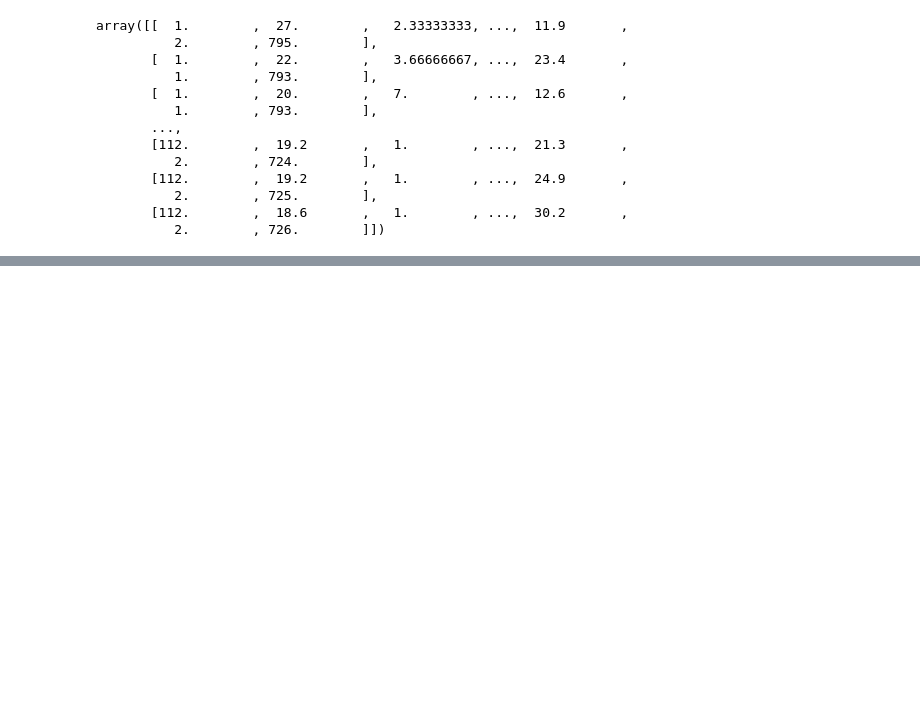
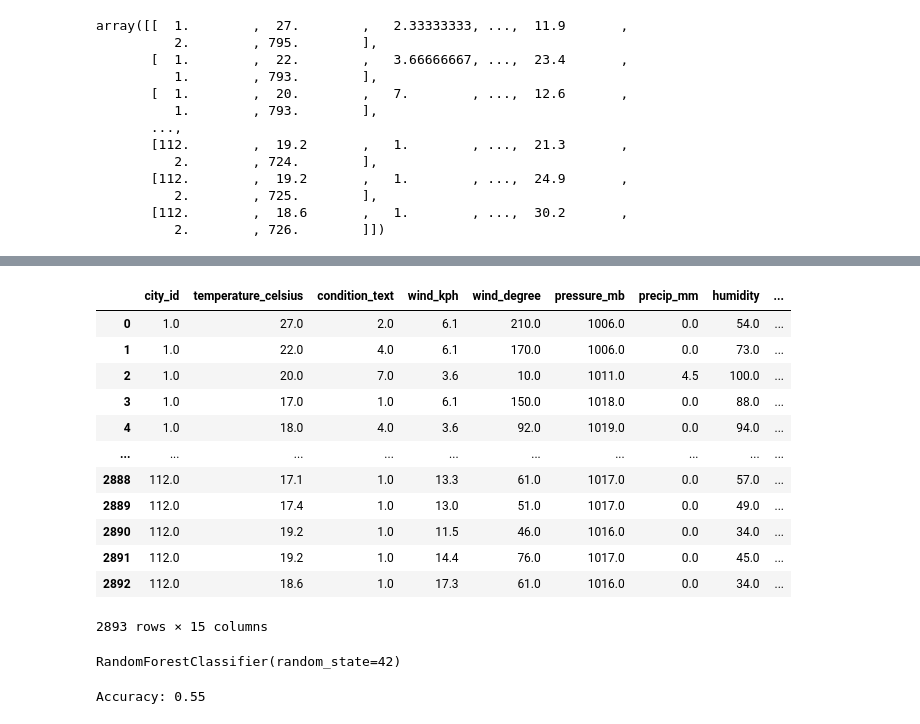
Before and after one commit to KavinduRanasinghe/DataDragons---Predicta-1.0-P220, a Jupyter notebook: Predicta 1.0 - Classify the Weather/Predicta 1.0 - Classify the Weather - Classification.ipynb, the cells around one changed output, grey strips where cells are left out. Cells and saved outputs as stored; diff of their text form; code cells hidden in the pictures; blank space fills up the shorter version.

Commit message:
2nd Question with Random Forest

```diff
--- a/Predicta 1.0 - Classify the Weather/Predicta 1.0 - Classify the Weather - Classification.ipynb
+++ b/Predicta 1.0 - Classify the Weather/Predicta 1.0 - Classify the Weather - Classification.ipynb
@@ -217,0 +231,17 @@ array([[  1.        ,  27.        ,   2.33333333, ...,  11.9       ,
+# %%
+df_filled['condition_text'] = df_filled['condition_text'].round(0)
+df_filled
+# %% [output]
+|  | city_id | temperature_celsius | condition_text | wind_kph | wind_degree | pressure_mb | precip_mm | humidity | ... |
+| 0 | 1.0 | 27.0 | 2.0 | 6.1 | 210.0 | 1006.0 | 0.0 | 54.0 | ... |
+| 1 | 1.0 | 22.0 | 4.0 | 6.1 | 170.0 | 1006.0 | 0.0 | 73.0 | ... |
+| 2 | 1.0 | 20.0 | 7.0 | 3.6 | 10.0 | 1011.0 | 4.5 | 100.0 | ... |
+| 3 | 1.0 | 17.0 | 1.0 | 6.1 | 150.0 | 1018.0 | 0.0 | 88.0 | ... |
+| 4 | 1.0 | 18.0 | 4.0 | 3.6 | 92.0 | 1019.0 | 0.0 | 94.0 | ... |
+| ... | ... | ... | ... | ... | ... | ... | ... | ... | ... |
+| 2888 | 112.0 | 17.1 | 1.0 | 13.3 | 61.0 | 1017.0 | 0.0 | 57.0 | ... |
+| 2889 | 112.0 | 17.4 | 1.0 | 13.0 | 51.0 | 1017.0 | 0.0 | 49.0 | ... |
+| 2890 | 112.0 | 19.2 | 1.0 | 11.5 | 46.0 | 1016.0 | 0.0 | 34.0 | ... |
+| 2891 | 112.0 | 19.2 | 1.0 | 14.4 | 76.0 | 1017.0 | 0.0 | 45.0 | ... |
+| 2892 | 112.0 | 18.6 | 1.0 | 17.3 | 61.0 | 1016.0 | 0.0 | 34.0 | ... |
+2893 rows × 15 columns
@@ -217,0 +254,7 @@ array([[  1.        ,  27.        ,   2.33333333, ...,  11.9       ,
+# %%
+# Train a Random Forest Classifier
+from sklearn.ensemble import RandomForestClassifier
+rf = RandomForestClassifier(random_state=42)
+rf.fit(X_train, y_train)
+# %% [output]
+RandomForestClassifier(random_state=42)
@@ -217,0 +264,7 @@ array([[  1.        ,  27.        ,   2.33333333, ...,  11.9       ,
+# %%
+# Evaluate the model
+from sklearn.metrics import accuracy_score
+accuracy = accuracy_score(y_test, y_pred)
+print(f'Accuracy: {accuracy:.2f}')
+# %% [output]
+Accuracy: 0.55
```
Also changed, not shown: parts of 4 cells of this notebook.
